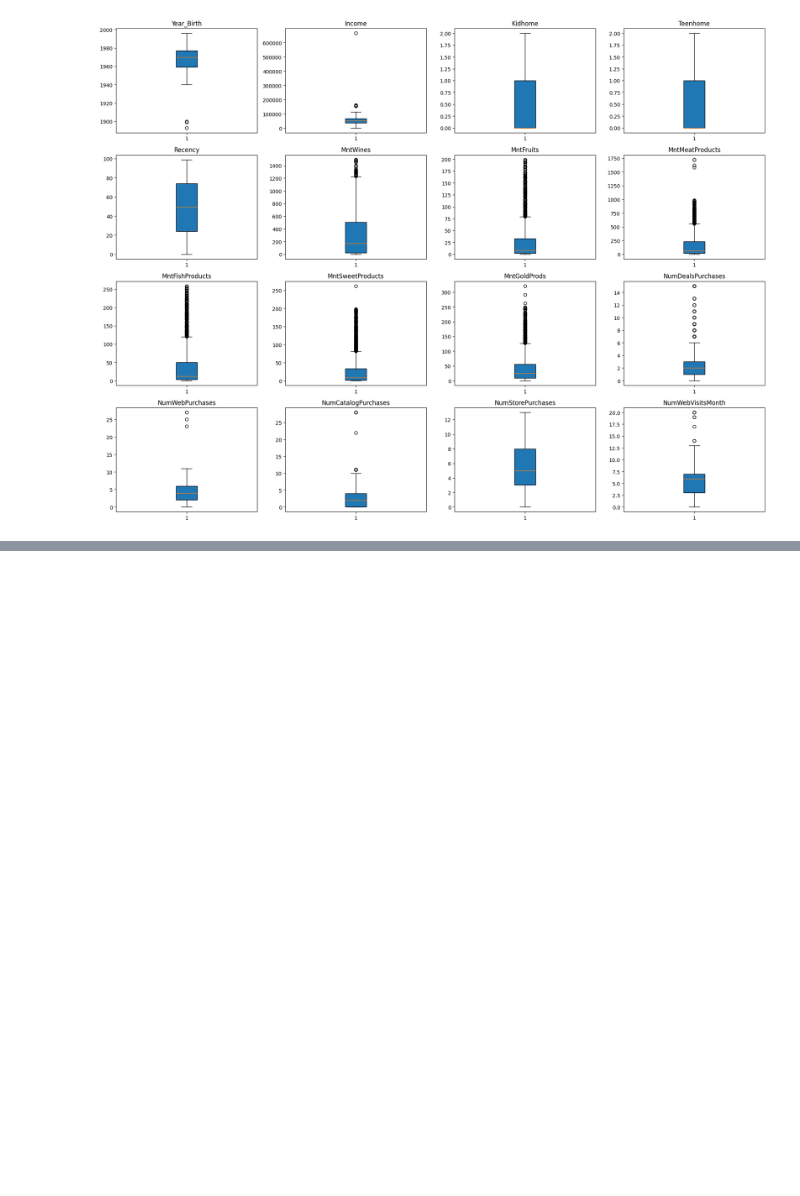
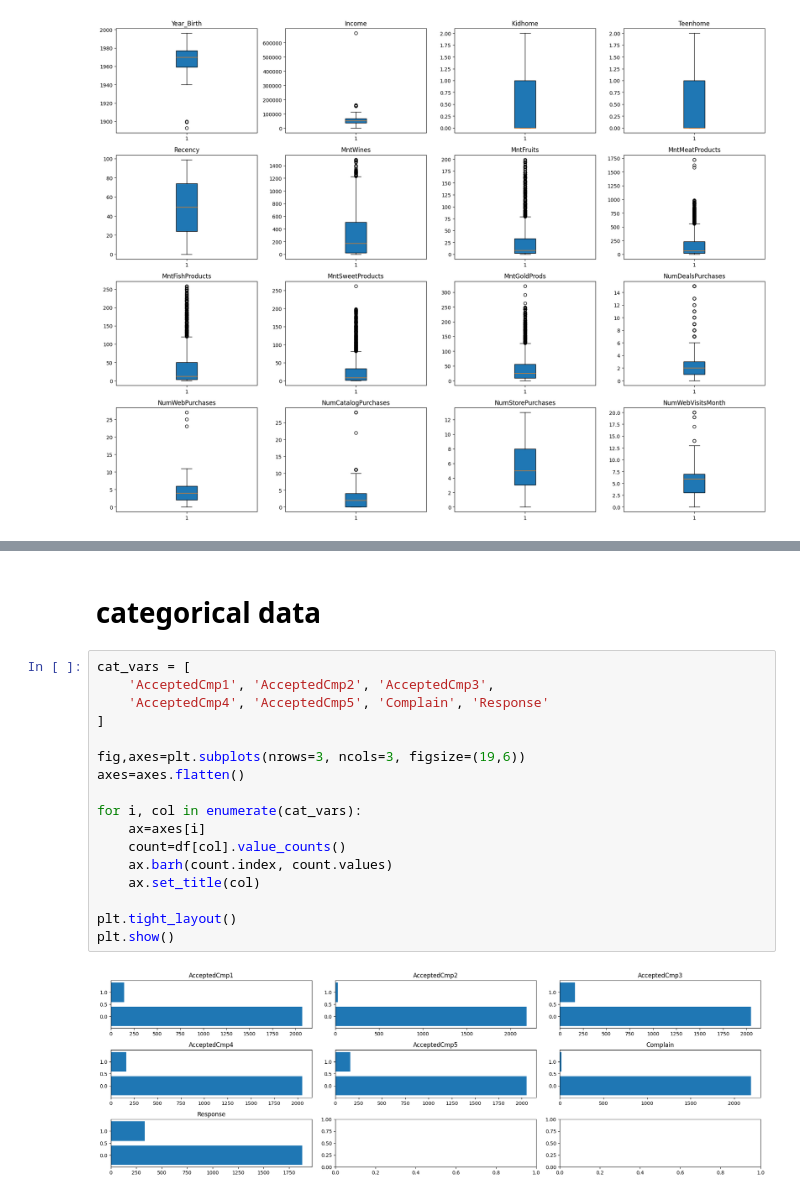
Before and after one commit to itsvaibhav30/Marketing_campaign_analysis, a Jupyter notebook: marketing_campaign_analysis.ipynb, the cells around one changed output, grey strips where cells are left out. Drawn from its saved outputs; the diff is of its cells as text; blank space fills up the shorter version.

```diff
--- a/marketing_campaign_analysis.ipynb
+++ b/marketing_campaign_analysis.ipynb
@@ -163,0 +197,21 @@ plt.show()
+# %% [markdown]
+# categorical data
+# %%
+cat_vars = [
+    'AcceptedCmp1', 'AcceptedCmp2', 'AcceptedCmp3',
+    'AcceptedCmp4', 'AcceptedCmp5', 'Complain', 'Response'
+]
+
+fig,axes=plt.subplots(nrows=3, ncols=3, figsize=(19,6))
+axes=axes.flatten()
+
+for i, col in enumerate(cat_vars):
+    ax=axes[i]
+    count=df[col].value_counts()
+    ax.barh(count.index, count.values)
+    ax.set_title(col)
+
+plt.tight_layout()
+plt.show()
+# %% [output]
+[figure, added]
```
Also changed, not shown: parts of 9 cells of this notebook.
